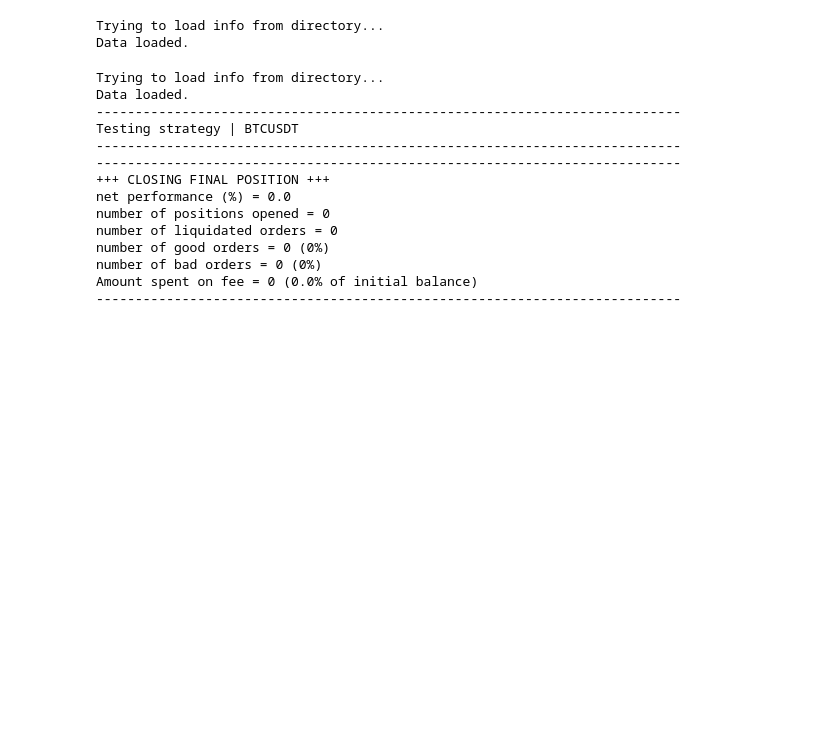
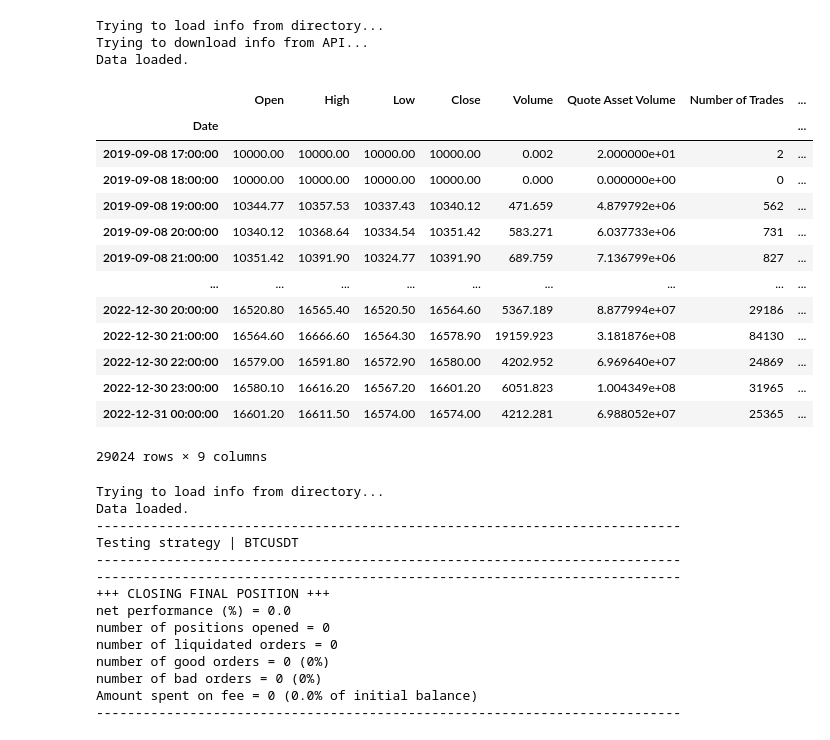
Before and after one commit to mauricioavs/trading-bot, a Jupyter notebook: tester/test_binance_api.ipynb, the cells around one changed output. Cells and saved outputs as stored; diff of their text form; code cells hidden in the pictures; blank space fills up the shorter version.

```diff
--- a/tester/test_binance_api.ipynb
+++ b/tester/test_binance_api.ipynb
@@ -10,15 +10,34 @@ api = BinanceAPI(
     fee_taker=0.0004,
     system="NETTING"
 )
-# %%
-data = api.load_data(
-    interval_of_candles="2h",
-    start_date_utc="2021-01-01",
-    end_date_utc="2021-01-03",
-)
-# %% [output]
-Trying to load info from directory...
-Data loaded.
+# %%
+start = ["2023-10-01", "2023-08-01", "2023-12-10", "2023-11-01", "2024-02-03 23:47:00", "2019-09-02"]
+end = ["2023-11-19", "2023-09-01", "2024-01-10", "2024-01-30", "2024-02-04 05:01:00", "2022-12-31"]
+num = 5
+data = api.load_data(
+    interval_of_candles="1h",
+    start_date_utc=start[num],
+    end_date_utc=end[num],
+)
+data
+# %% [output]
+Trying to load info from directory...
+Trying to download info from API...
+Data loaded.
+|  | Open | High | Low | Close | Volume | Quote Asset Volume | Number of Trades | ... |
+| Date |  |  |  |  |  |  |  | ... |
+| 2019-09-08 17:00:00 | 10000.00 | 10000.00 | 10000.00 | 10000.00 | 0.002 | 2.000000e+01 | 2 | ... |
+| 2019-09-08 18:00:00 | 10000.00 | 10000.00 | 10000.00 | 10000.00 | 0.000 | 0.000000e+00 | 0 | ... |
+| 2019-09-08 19:00:00 | 10344.77 | 10357.53 | 10337.43 | 10340.12 | 471.659 | 4.879792e+06 | 562 | ... |
+| 2019-09-08 20:00:00 | 10340.12 | 10368.64 | 10334.54 | 10351.42 | 583.271 | 6.037733e+06 | 731 | ... |
+| 2019-09-08 21:00:00 | 10351.42 | 10391.90 | 10324.77 | 10391.90 | 689.759 | 7.136799e+06 | 827 | ... |
+| ... | ... | ... | ... | ... | ... | ... | ... | ... |
+| 2022-12-30 20:00:00 | 16520.80 | 16565.40 | 16520.50 | 16564.60 | 5367.189 | 8.877994e+07 | 29186 | ... |
+| 2022-12-30 21:00:00 | 16564.60 | 16666.60 | 16564.30 | 16578.90 | 19159.923 | 3.181876e+08 | 84130 | ... |
+| 2022-12-30 22:00:00 | 16579.00 | 16591.80 | 16572.90 | 16580.00 | 4202.952 | 6.969640e+07 | 24869 | ... |
+| 2022-12-30 23:00:00 | 16580.10 | 16616.20 | 16567.20 | 16601.20 | 6051.823 | 1.004349e+08 | 31965 | ... |
+| 2022-12-31 00:00:00 | 16601.20 | 16611.50 | 16574.00 | 16574.00 | 4212.281 | 6.988052e+07 | 25365 | ... |
+29024 rows × 9 columns
 # %%
 api.test_strategy(
     interval_of_candles="2h",
```
Also changed, not shown: parts of 1 cell of this notebook, 28 other files.
